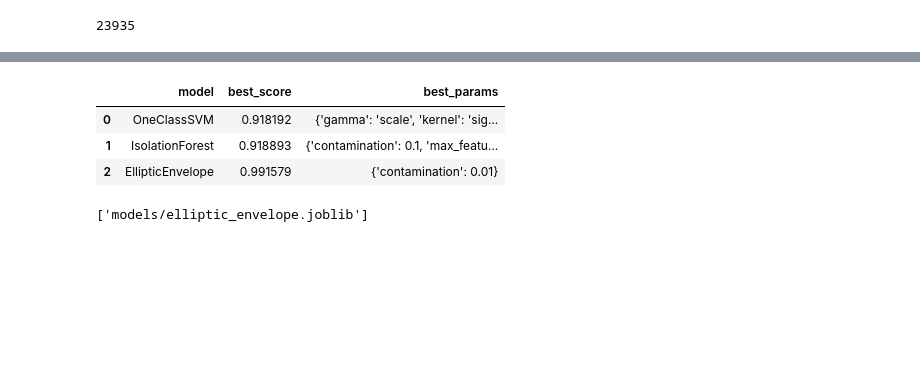
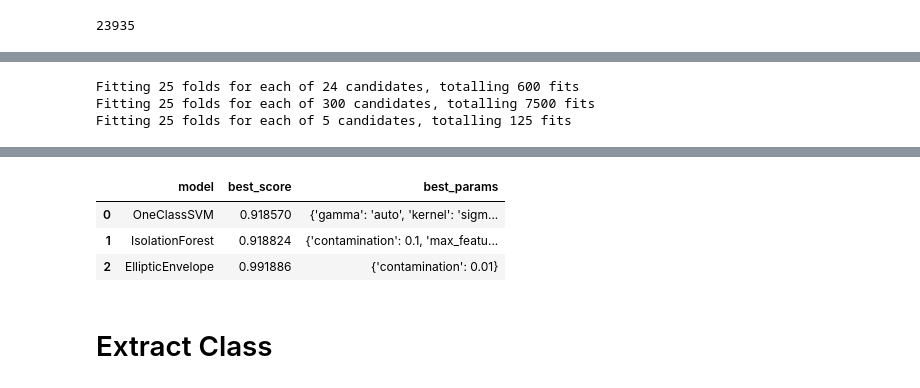
Before and after one commit to diogof19/DISS, a Jupyter notebook: Classification Model/Model Prep.ipynb, the cells around one changed output, grey strips where cells are left out. Drawn from its saved outputs; the diff is of its cells as text; code cells hidden in the pictures; blank space fills up the shorter version.

Commit message:
Created & Trained the Extract Class model

```diff
--- a/Classification Model/Model Prep.ipynb
+++ b/Classification Model/Model Prep.ipynb
@@ -20,29 +122,17 @@ DATA_PATH = "data/metrics.db"
 # %%
-def load_data(data_path):
+def load_em_data(data_path):
     conn = sqlite3.connect(data_path)
-    cursor = conn.cursor()
 
-    cursor.execute("SELECT numberLinesOfCodeBef, numberCommentsBef, " +
-                   "numberBlankLinesBef, totalLinesBef, numParametersBef, " +
-                   "numStatementsBef, halsteadLengthBef, halsteadVocabularyBef, " +
-                   "halsteadVolumeBef, halsteadDifficultyBef, halsteadEffortBef, " +
-                   "halsteadLevelBef, halsteadTimeBef, halsteadBugsDeliveredBef, " +
-                   "halsteadMaintainabilityBef, cyclomaticComplexityBef, " +
-                   "cognitiveComplexityBef, lackOfCohesionInMethodBef " +
-                   "FROM metrics")
-    rows = cursor.fetchall()
+    query = '''
+            SELECT numberLinesOfCodeBef, numberCommentsBef, numberBlankLinesBef, totalLinesBef, numParametersBef,
+                numStatementsBef, halsteadLengthBef, halsteadVocabularyBef, halsteadVolumeBef, halsteadDifficultyBef,
+                halsteadEffortBef, halsteadLevelBef, halsteadTimeBef, halsteadBugsDeliveredBef, halsteadMaintainabilityBef,
+                cyclomaticComplexityBef, cognitiveComplexityBef, lackOfCohesionInMethodBef
+            FROM methodMetrics;
+    '''
 
-    df = pd.DataFrame(rows, columns=[
-        'numberLinesOfCodeBef', 'numberCommentsBef',
-        'numberBlankLinesBef', 'totalLinesBef', 'numParametersBef',
-        'numStatementsBef', 'halsteadLengthBef', 'halsteadVocabularyBef',
-        'halsteadVolumeBef', 'halsteadDifficultyBef', 'halsteadEffortBef',
-        'halsteadLevelBef', 'halsteadTimeBef', 'halsteadBugsDeliveredBef',
-        'halsteadMaintainabilityBef', 'cyclomaticComplexityBef',
-        'cognitiveComplexityBef', 'lackOfCohesionInMethodBef'
-    ])
+    df = pd.read_sql_query(query, conn)
 
-    cursor.close()
     conn.close()
 
     return df
@@ -66,6 +151,6 @@ data[is_inf.any(axis=1)]
 # %%
-data = load_data(DATA_PATH)
-data.head()
+em_data = load_em_data(DATA_PATH)
+em_data.head()
 # %% [output]
 |  | numberLinesOfCodeBef | numberCommentsBef | numberBlankLinesBef | totalLinesBef | numParametersBef | ... |
 | 0 | 57 | 0 | 5 | 62 | 2 | ... |
@@ -96,0 +165,3 @@ scaled_data.head()
+# %%
+scaled_em_data = scale_data(em_data, "EM")
+scaled_em_data.head()
@@ -156,2 +207,2 @@ NameError: name 'f2_score' is not defined
 # %%
-data = scaled_data.head(10000).copy()
+data = scaled_em_data.copy()
@@ -262,3 +209,7 @@ df = grid_search_values
 # %%
+df = grid_search(data)
 df.head()
 # %% [output]
+Fitting 25 folds for each of 24 candidates, totalling 600 fits
+Fitting 25 folds for each of 300 candidates, totalling 7500 fits
+Fitting 25 folds for each of 5 candidates, totalling 125 fits
@@ -265,18 +218,4 @@ df.head()
 |  | model | best_score | best_params |
-| 0 | OneClassSVM | 0.918192 | {'gamma': 'scale', 'kernel': 'sig... |
-| 1 | IsolationForest | 0.918893 | {'contamination': 0.1, 'max_featu... |
-| 2 | EllipticEnvelope | 0.991579 | {'contamination': 0.01} |
+| 0 | OneClassSVM | 0.918570 | {'gamma': 'auto', 'kernel': 'sigm... |
+| 1 | IsolationForest | 0.918824 | {'contamination': 0.1, 'max_featu... |
+| 2 | EllipticEnvelope | 0.991886 | {'contamination': 0.01} |
-# %%
-one_class_svm = OneClassSVM(kernel=df.iloc[0]['best_params']['kernel'], nu=df.iloc[0]['best_params']['nu'], gamma=df.iloc[0]['best_params']['gamma'])
-isolation_forest = IsolationForest(contamination=df.iloc[1]['best_params']['contamination'], n_estimators=df.iloc[1]['best_params']['n_estimators'], max_samples=df.iloc[1]['best_params']['max_samples'], max_features=df.iloc[1]['best_params']['max_features'])
-elliptic_envelope = EllipticEnvelope(contamination=df.iloc[2]['best_params']['contamination'])
-
-one_class_svm.fit(X_train)
-isolation_forest.fit(X_train)
-elliptic_envelope.fit(X_train)
-
-dump(one_class_svm, 'models/one_class_svm.joblib')
-dump(isolation_forest, 'models/isolation_forest.joblib')
-dump(elliptic_envelope, 'models/elliptic_envelope.joblib')
-# %% [output]
-['models/elliptic_envelope.joblib']
@@ -282,0 +224,2 @@ dump(elliptic_envelope, 'models/elliptic_envelope.joblib')
+# %% [markdown]
+# Extract Class
```
Also changed, not shown: parts of 33 cells of this notebook, 9 other files.
